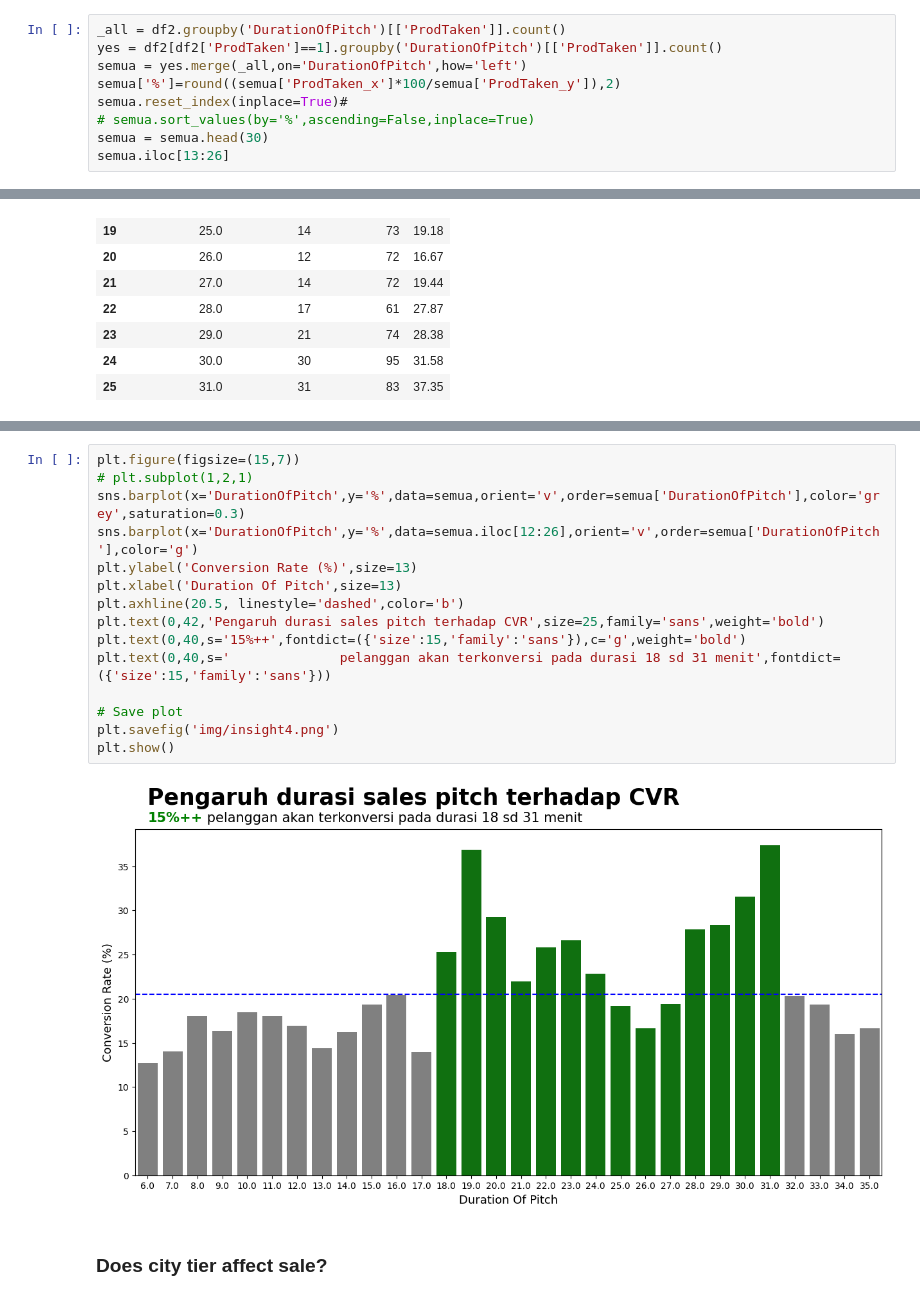
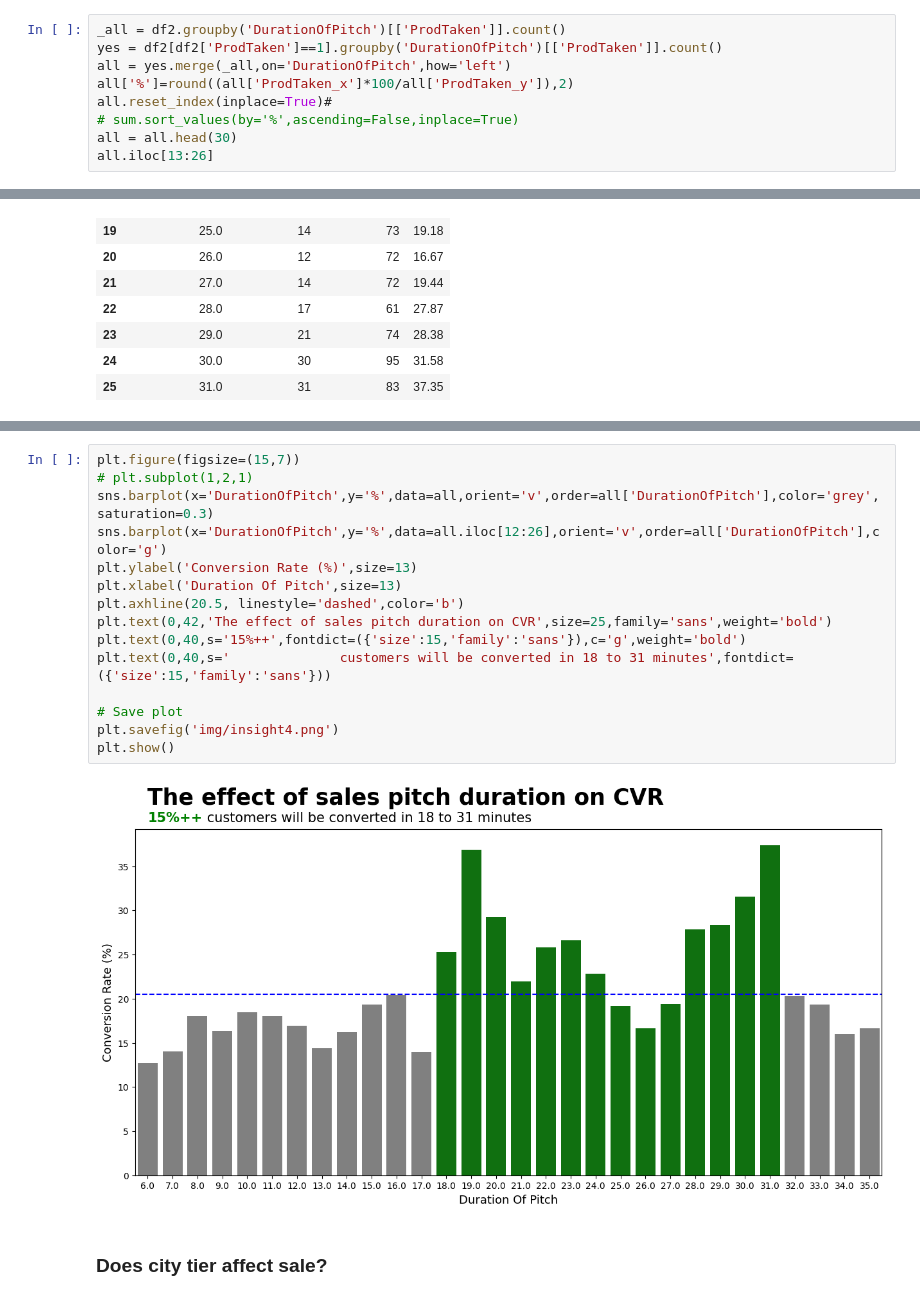
Before and after one commit to RaulSandj/Package-Travel-Analysis, a Jupyter notebook: TravelAnalysis.ipynb, the cells around one changed output, grey strips where cells are left out. Drawn from its saved outputs; the diff is of its cells as text.

```diff
--- a/TravelAnalysis.ipynb
+++ b/TravelAnalysis.ipynb
@@ -539,12 +540,12 @@ df2.drop_duplicates(inplace=True)
 # %%
 _all = df2.groupby('DurationOfPitch')[['ProdTaken']].count()
 yes = df2[df2['ProdTaken']==1].groupby('DurationOfPitch')[['ProdTaken']].count()
-semua = yes.merge(_all,on='DurationOfPitch',how='left')
-semua['%']=round((semua['ProdTaken_x']*100/semua['ProdTaken_y']),2)
-semua.reset_index(inplace=True)#
-# semua.sort_values(by='%',ascending=False,inplace=True)
-semua = semua.head(30)
-semua.iloc[13:26]
+all = yes.merge(_all,on='DurationOfPitch',how='left')
+all['%']=round((all['ProdTaken_x']*100/all['ProdTaken_y']),2)
+all.reset_index(inplace=True)#
+# sum.sort_values(by='%',ascending=False,inplace=True)
+all = all.head(30)
+all.iloc[13:26]
 # %% [output]
 |  | DurationOfPitch | ProdTaken_x | ProdTaken_y | % |
 | 13 | 19.0 | 21 | 57 | 36.84 |
@@ -579,20 +580,20 @@ f_semua
 # %%
 plt.figure(figsize=(15,7))
 # plt.subplot(1,2,1)
-sns.barplot(x='DurationOfPitch',y='%',data=semua,orient='v',order=semua['DurationOfPitch'],color='grey',saturation=0.3)
-sns.barplot(x='DurationOfPitch',y='%',data=semua.iloc[12:26],orient='v',order=semua['DurationOfPitch'],color='g')
+sns.barplot(x='DurationOfPitch',y='%',data=all,orient='v',order=all['DurationOfPitch'],color='grey',saturation=0.3)
+sns.barplot(x='DurationOfPitch',y='%',data=all.iloc[12:26],orient='v',order=all['DurationOfPitch'],color='g')
 plt.ylabel('Conversion Rate (%)',size=13)
 plt.xlabel('Duration Of Pitch',size=13)
 plt.axhline(20.5, linestyle='dashed',color='b')
-plt.text(0,42,'Pengaruh durasi sales pitch terhadap CVR',size=25,family='sans',weight='bold')
+plt.text(0,42,'The effect of sales pitch duration on CVR',size=25,family='sans',weight='bold')
 plt.text(0,40,s='15%++',fontdict=({'size':15,'family':'sans'}),c='g',weight='bold')
-plt.text(0,40,s='              pelanggan akan terkonversi pada durasi 18 sd 31 menit',fontdict=({'size':15,'family':'sans'}))
+plt.text(0,40,s='              customers will be converted in 18 to 31 minutes',fontdict=({'size':15,'family':'sans'}))
 
 # Save plot
 plt.savefig('img/insight4.png')
 plt.show()
 # %% [output]
-[figure, old version]
+[figure, new version]
 # %% [markdown]
 ### Does city tier affect sale?
 # %%
```
Also changed, not shown: parts of 6 cells of this notebook.
